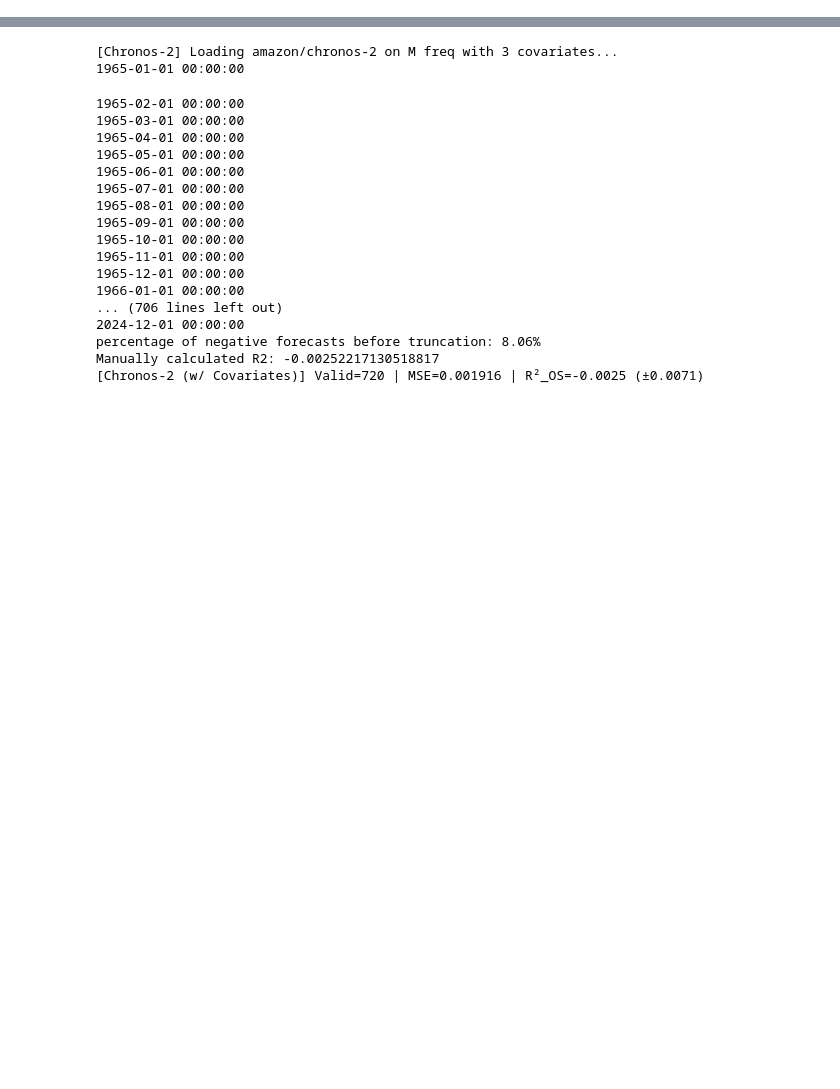
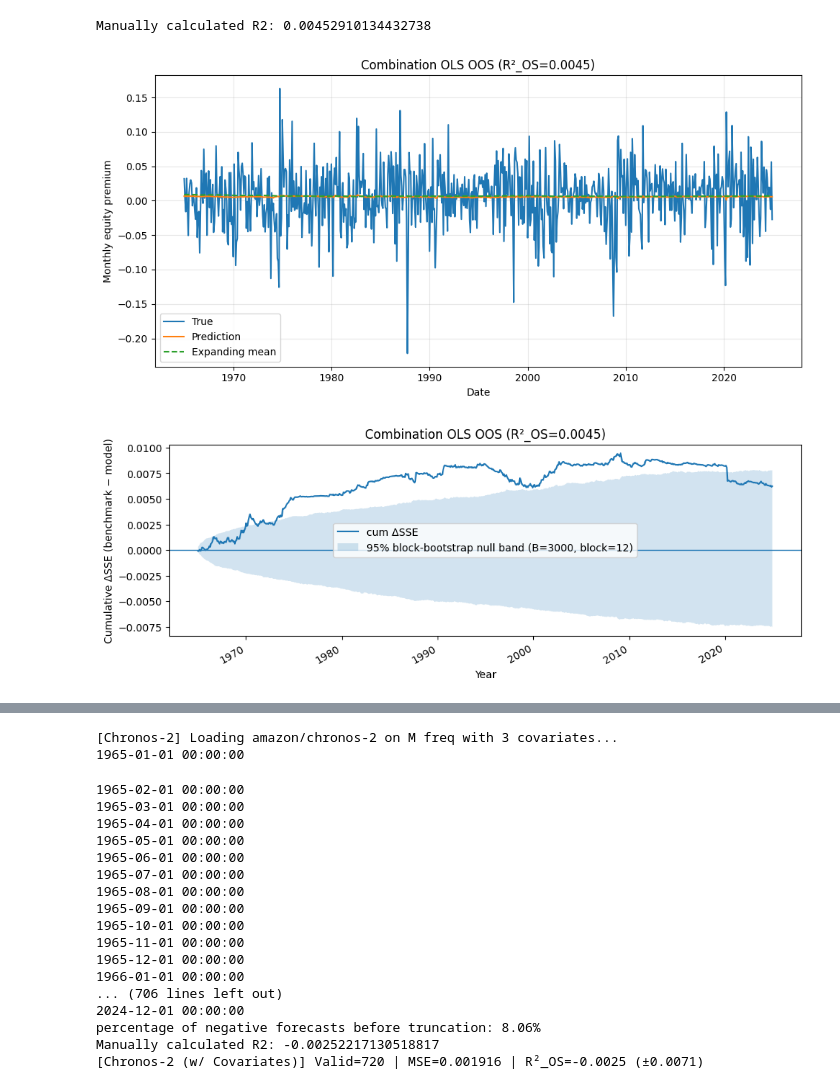
Before and after one commit to KiliTili/Masterarbeit, a Jupyter notebook: Notebooks/Benchmark/modelling_regression.ipynb, the cells around one changed output, grey strips where cells are left out. Drawn from its saved outputs; the diff is of its cells as text; code cells hidden in the pictures; blank space fills up the shorter version.

Commit message:
added variables and configurations real/time not in real time

```diff
--- a/Notebooks/Benchmark/modelling_regression.ipynb
+++ b/Notebooks/Benchmark/modelling_regression.ipynb
@@ -38,3 +33,40 @@ Manually calculated R2: -0.25592721105185956
+# %%
+
+r2_o,stats, y_true_o, y_pred_o, dates_o,y_lower,y_upper,HA_OLS = modl.ols_combination_oos(data, variables=("vp", "impvar", "vrp", "lzrt",
+    #"ogap",
+    "wtexas",
+    #"sntm",
+    "ndrbl",
+    "skvw", "tail",
+    #"fbm",
+    "dtoy", "dtoat", "ygap", "rdsp",
+    #"rsvix",
+    #"tchi",
+    "avgcor",
+    #"shtint",
+    "disag", "ntis", "tbl", "d/p", "d/y",
+    "e/p", "d/e", "svar", "lty", "ltr", "tms", "dfy", "dfr", "infl", "b/m"
+    ), start_oos="1965-01-01", ct_cutoff =True, quiet =True, model_name="OLS(d/p)", combo="mean",
+)
+
+modl.plot_oos(
+    y_true_o, y_pred_o,HA_OLS, dates=dates_o,
+    title=f"Combination OLS OOS (R²_OS={r2_o:.4f})",
+    ylabel="Monthly equity premium",
+)
+fig, ax, perf, (lo, hi) = modl.plot_cum_dsse_with_bootstrap_band(
+    y_true_o, y_pred_o, HA_OLS,
+    dates=dates_o,
+    title=f"Combination OLS OOS (R²_OS={r2_o:.4f})",
+    add_band=True,
+    B=3000,
+    block=12,
+    seed=1,
+)
+# %% [output]
+Manually calculated R2: 0.00452910134432738
+[figure, added]
+[figure, added]
 # %%
 r2_o,stats, y_true_o, y_pred_o, dates_o,y_lower,y_upper,HA_OLS = modl.ols_combination_oos(data, variables=("vp","impvar","vrp","lzrt","ogap","wtexas","sntm","skvw","tail",
     "fbm","dtoy","dtoat","ygap","rdsp","rsvix","tchi","avgcor","shtint",
```
Also changed, not shown: parts of 16 cells of this notebook.
